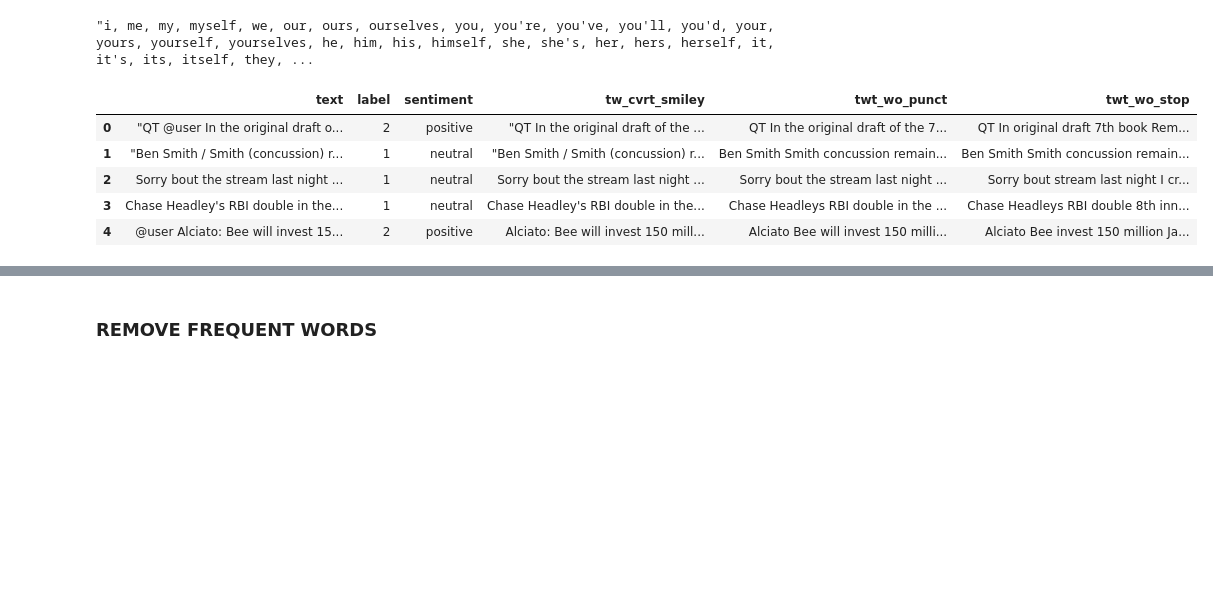
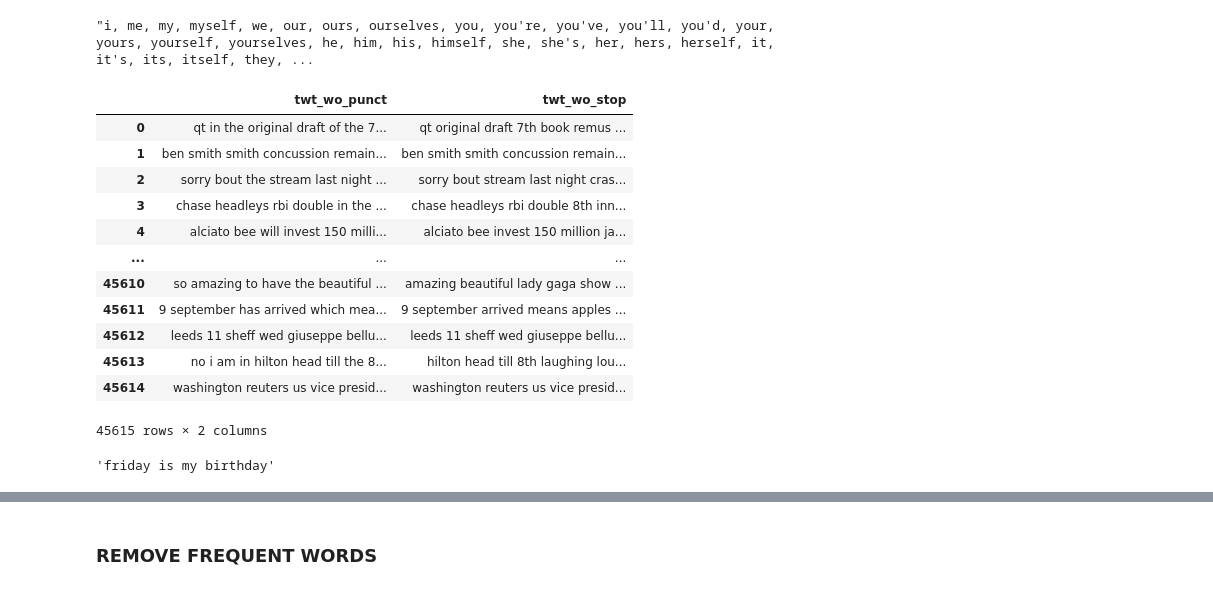
Before and after one commit to BIGMOUSSA/Sentiment_Analysis_01, a Jupyter notebook: main_notebook.ipynb, the cells around one changed output, grey strips where cells are left out. Cells and saved outputs as stored; diff of their text form; code cells hidden in the pictures; blank space fills up the shorter version.

```diff
--- a/main_notebook.ipynb
+++ b/main_notebook.ipynb
@@ -2856,7 +2871,7 @@ this process take a lot of time to process so a saved the result for the future
 # %%
 data_train.to_csv("data_train_after_smiley_convert.csv")
 # %%
-data_train = pd.read_csv("data_train_after_smiley_convert.csv")
+data_train2 = pd.read_csv("data_train_after_smiley_convert.csv")
 # %% [markdown]
 ### Remove punctuation
 # %%
@@ -2870,8 +2900,8 @@ print(string.punctuation)
 PUNCT_TO_REMOVE = string.punctuation
 def remove_punctuation(text):
     """custom function to remove the punctuation"""
-    return text.translate(str.maketrans('', '', PUNCT_TO_REMOVE))
+    return str(text).translate(str.maketrans('', '', PUNCT_TO_REMOVE))
 
-data_train["twt_wo_punct"] = data_train["tw_cvrt_smiley"].apply(lambda text: remove_punctuation(text))
-data_train.head()
+data_train2["twt_wo_punct"] = data_train2["tw_cvrt_smiley"].apply(lambda text: remove_punctuation(text))
+data_train2[["twt_wo_punct", "tw_cvrt_smiley"]].head()
 # %% [output]
@@ -2886,16 +2921,23 @@ from nltk.corpus import stopwords
 # %%
 STOPWORDS = set(stopwords.words('english'))
 
 def remove_stopwords(text):
     """custom function to remove the stopwords"""
-    return " ".join([word for word in str(text).split() if word not in STOPWORDS])
+    return " ".join([word for word in str(text).lower().split() if word not in STOPWORDS])
 
-data_train["twt_wo_stop"] = data_train["twt_wo_punct"].apply(lambda text: remove_stopwords(text))
-data_train.head()
+data_train2["twt_wo_stop"] = data_train2["twt_wo_punct"].apply(lambda text: remove_stopwords(text))
+data_train2[["twt_wo_punct", "twt_wo_stop"]]
 # %% [output]
-|  | text | label | sentiment | tw_cvrt_smiley | twt_wo_punct | twt_wo_stop |
-| 0 | "QT @user In the original draft o... | 2 | positive | "QT In the original draft of the ... | QT In the original draft of the 7... | QT In original draft 7th book Rem... |
-| 1 | "Ben Smith / Smith (concussion) r... | 1 | neutral | "Ben Smith / Smith (concussion) r... | Ben Smith Smith concussion remain... | Ben Smith Smith concussion remain... |
-| 2 | Sorry bout the stream last night ... | 1 | neutral | Sorry bout the stream last night ... | Sorry bout the stream last night ... | Sorry bout stream last night I cr... |
-| 3 | Chase Headley's RBI double in the... | 1 | neutral | Chase Headley's RBI double in the... | Chase Headleys RBI double in the ... | Chase Headleys RBI double 8th inn... |
-| 4 | @user Alciato: Bee will invest 15... | 2 | positive | Alciato: Bee will invest 150 mill... | Alciato Bee will invest 150 milli... | Alciato Bee invest 150 million Ja... |
+|  | twt_wo_punct | twt_wo_stop |
+| 0 | qt in the original draft of the 7... | qt original draft 7th book remus ... |
+| 1 | ben smith smith concussion remain... | ben smith smith concussion remain... |
+| 2 | sorry bout the stream last night ... | sorry bout stream last night cras... |
+| 3 | chase headleys rbi double in the ... | chase headleys rbi double 8th inn... |
+| 4 | alciato bee will invest 150 milli... | alciato bee invest 150 million ja... |
+| ... | ... | ... |
+| 45610 | so amazing to have the beautiful ... | amazing beautiful lady gaga show ... |
+| 45611 | 9 september has arrived which mea... | 9 september arrived means apples ... |
+| 45612 | leeds 11 sheff wed giuseppe bellu... | leeds 11 sheff wed giuseppe bellu... |
+| 45613 | no i am in hilton head till the 8... | hilton head till 8th laughing lou... |
+| 45614 | washington reuters us vice presid... | washington reuters us vice presid... |
+45615 rows × 2 columns
@@ -2901,0 +2950,4 @@ data_train.head()
+# %%
+rmv_ohter_nalpha("friday 1st is my birthday")
+# %% [output]
+'friday is my birthday'
```
Also changed, not shown: parts of 35 cells of this notebook, 2 other files.
